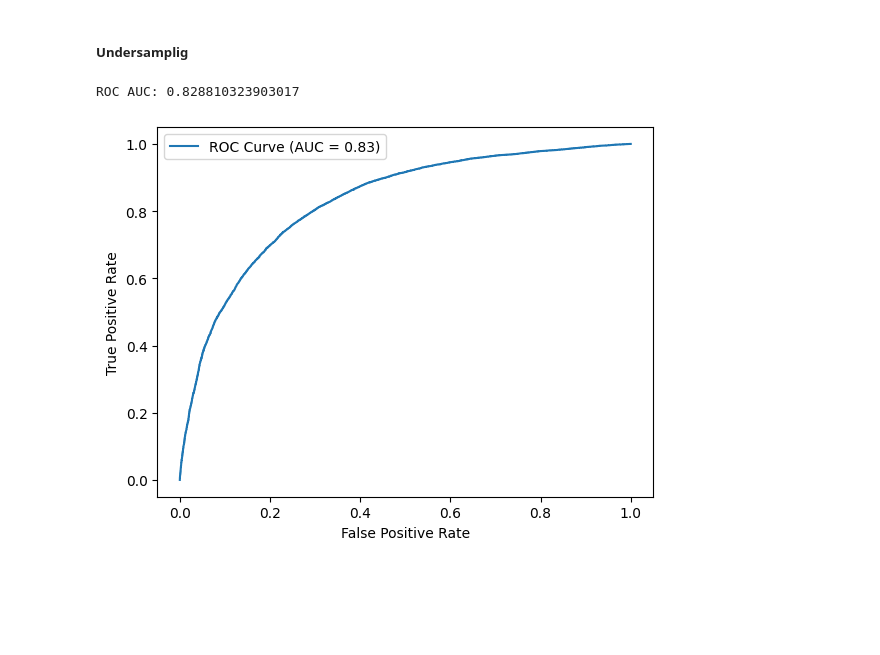
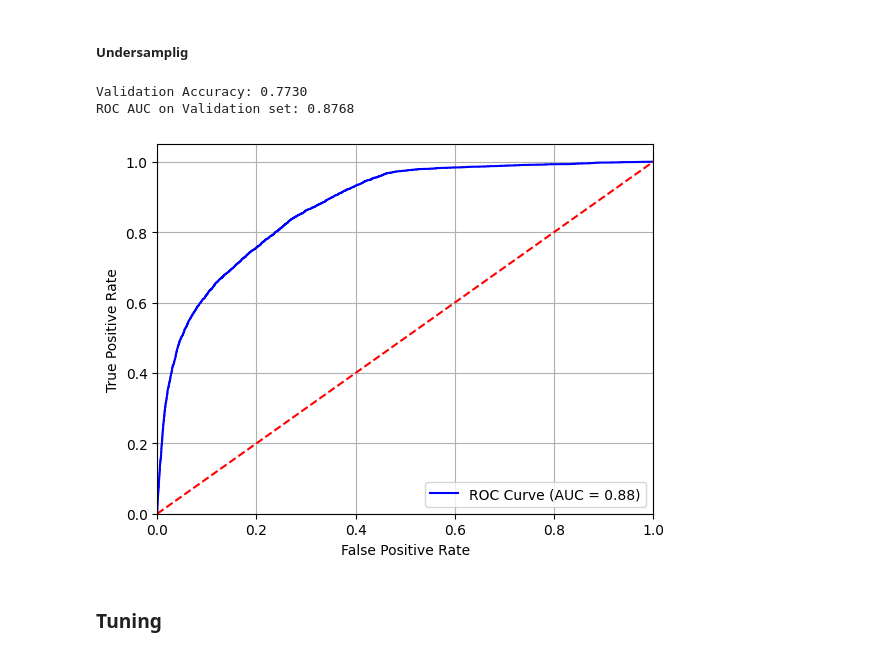
Before and after one commit to aliskadmitr/VK-Internship, a Jupyter notebook: notebooks/EDA.ipynb, the cells around one changed output. Cells and saved outputs as stored; diff of their text form; code cells hidden in the pictures; blank space fills up the shorter version.

```diff
--- a/notebooks/EDA.ipynb
+++ b/notebooks/EDA.ipynb
@@ -597,7 +597,7 @@ X_resampled, y_resampled = undersample.fit_resample(X_train, y_train)
 # %%
 estimators = [
     ('rf', RandomForestClassifier(n_estimators=10, random_state=42)),
-    ('svc',SVC(random_state=42)),
+    ('svc',SVC(probability=True, random_state=42)),
     ('dtree',DecisionTreeClassifier()),
     ('knn',KNeighborsClassifier(n_neighbors=2)),
     ('Naive',GaussianNB())
@@ -605,4 +605,17 @@ estimators = [
 
 clf = StackingClassifier(
      estimators=estimators, final_estimator=LogisticRegression())
+# %%
+cv = StratifiedKFold(n_splits=3, shuffle=True, random_state=42)
+clf.fit(X_resampled, y_resampled)
+
+val_score = clf.score(X_val, y_val)
+print(f"Validation Accuracy: {val_score:.4f}")
+
+y_val_pred_prob = clf.predict_proba(X_val)[:, 1]
+roc_auc_val = roc_auc_score(y_val, y_val_pred_prob)
+print(f"ROC AUC on Validation set: {roc_auc_val:.4f}")
+# %% [output]
+Validation Accuracy: 0.7730
+ROC AUC on Validation set: 0.8768
 # %%
@@ -611,14 +624,15 @@ y_pred_proba = cross_val_predict(clf, X_resampled, y_resampled, cv=cv, method='p
 # %%
-y_pred_proba_class1 = y_pred_proba[:, 1]
-roc_auc = roc_auc_score(y_resampled, y_pred_proba_class1)
-print(f'ROC AUC: {roc_auc}')
-
-fpr, tpr, _ = roc_curve(y_resampled, y_pred_proba_class1)
-plt.plot(fpr, tpr, label=f'ROC Curve (AUC = {roc_auc:.2f})')
+fpr, tpr, _ = roc_curve(y_val, y_val_pred_prob)
+plt.plot(fpr, tpr, color="blue", label=f'ROC Curve (AUC = {roc_auc_val:.2f})')
+plt.plot([0, 1], [0, 1], color="red", linestyle="--")
+plt.xlim([0.0, 1.0])
+plt.ylim([0.0, 1.05])
 plt.xlabel('False Positive Rate')
 plt.ylabel('True Positive Rate')
-plt.legend(loc='best')
+plt.legend(loc='lower right')
+plt.grid()
 plt.show()
 # %% [output]
-ROC AUC: 0.828810323903017
-[figure, old version]
+[figure, new version]
+# %% [markdown]
+### Tuning
```
Also changed, not shown: parts of 3 cells of this notebook.
